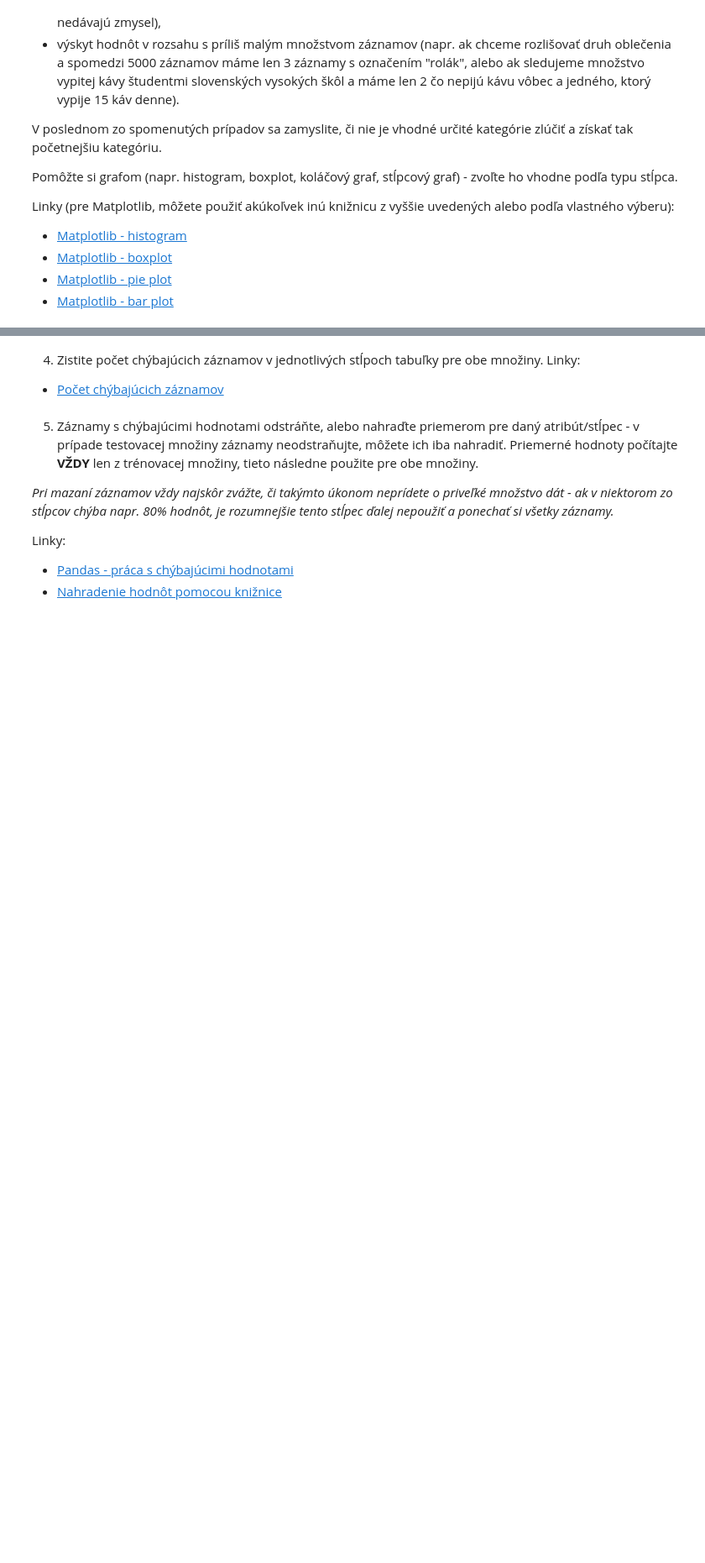
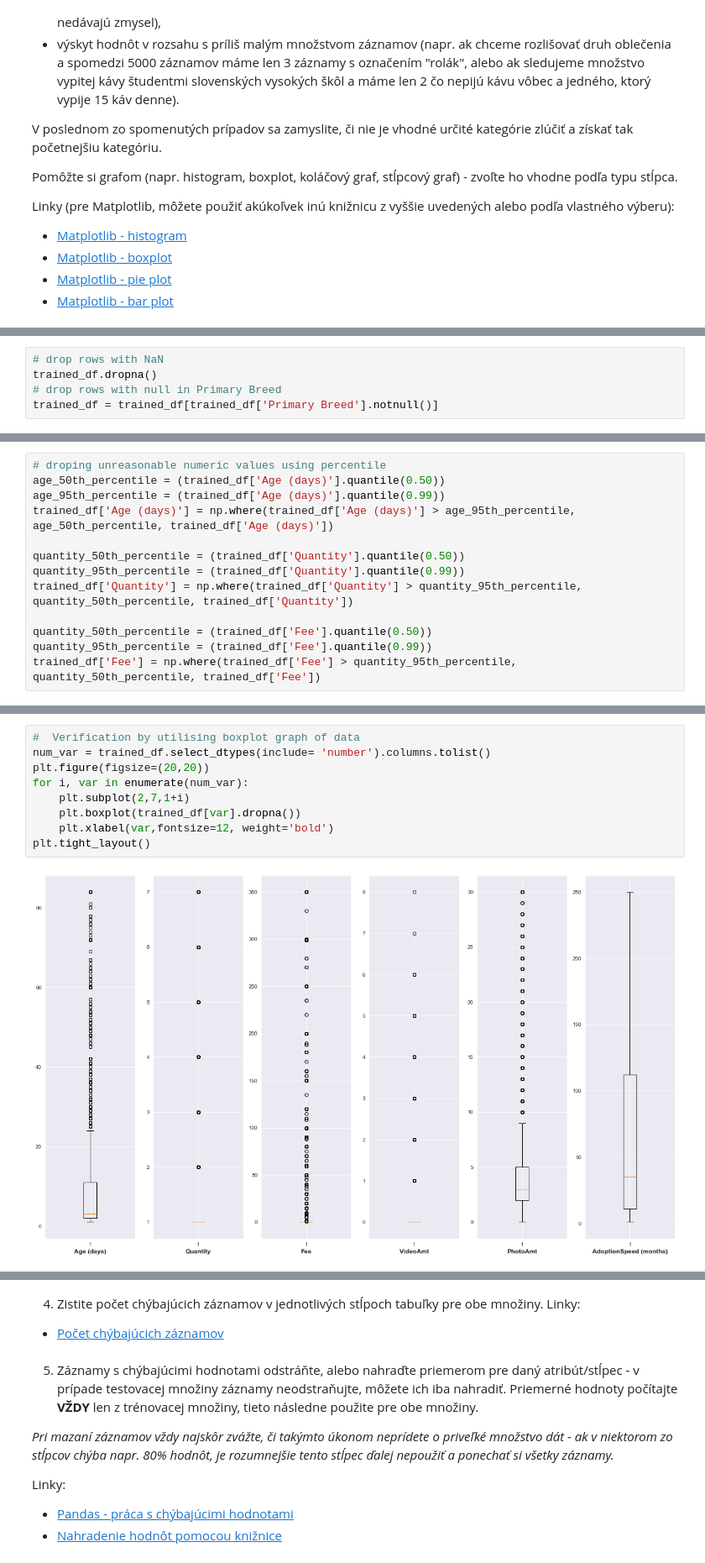
Before and after one commit to CaptainCompileon/suns-zadania, a Jupyter notebook: cvicenia/cv2/SUNS-cvicenie2.ipynb, the cells around one changed output, grey strips where cells are left out. Shown: that part at 84% size. Saved outputs shown, nothing was run; the diff lists cells and outputs as text; blank space fills up the shorter version.

```diff
--- a/cvicenia/cv2/SUNS-cvicenie2.ipynb
+++ b/cvicenia/cv2/SUNS-cvicenie2.ipynb
@@ -257,0 +423,5 @@ Linky (pre Matplotlib, môžete použiť akúkoľvek inú knižnicu z vyššie u
+# %%
+# drop rows with NaN
+trained_df.dropna()
+# drop rows with null in Primary Breed
+trained_df = trained_df[trained_df['Primary Breed'].notnull()]
@@ -257,0 +430,13 @@ Linky (pre Matplotlib, môžete použiť akúkoľvek inú knižnicu z vyššie u
+# %%
+# droping unreasonable numeric values using percentile
+age_50th_percentile = (trained_df['Age (days)'].quantile(0.50))
+age_95th_percentile = (trained_df['Age (days)'].quantile(0.99))
+trained_df['Age (days)'] = np.where(trained_df['Age (days)'] > age_95th_percentile, age_50th_percentile, trained_df['Age (days)'])
+
+quantity_50th_percentile = (trained_df['Quantity'].quantile(0.50))
+quantity_95th_percentile = (trained_df['Quantity'].quantile(0.99))
+trained_df['Quantity'] = np.where(trained_df['Quantity'] > quantity_95th_percentile, quantity_50th_percentile, trained_df['Quantity'])
+
+quantity_50th_percentile = (trained_df['Fee'].quantile(0.50))
+quantity_95th_percentile = (trained_df['Fee'].quantile(0.99))
+trained_df['Fee'] = np.where(trained_df['Fee'] > quantity_95th_percentile, quantity_50th_percentile, trained_df['Fee'])
@@ -257,0 +457,11 @@ Linky (pre Matplotlib, môžete použiť akúkoľvek inú knižnicu z vyššie u
+# %%
+#  Verification by utilising boxplot graph of data
+num_var = trained_df.select_dtypes(include= 'number').columns.tolist()
+plt.figure(figsize=(20,20))
+for i, var in enumerate(num_var):
+    plt.subplot(2,7,1+i)
+    plt.boxplot(trained_df[var].dropna())
+    plt.xlabel(var,fontsize=12, weight='bold')
+plt.tight_layout()
+# %% [output]
+[figure, added]
```
Also changed, not shown: parts of 24 cells of this notebook, 2 other files.
